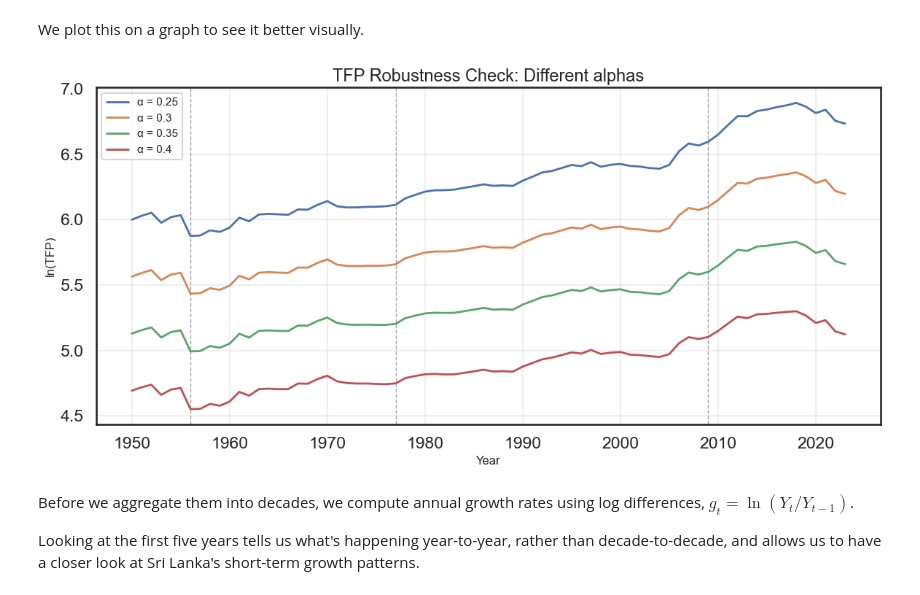
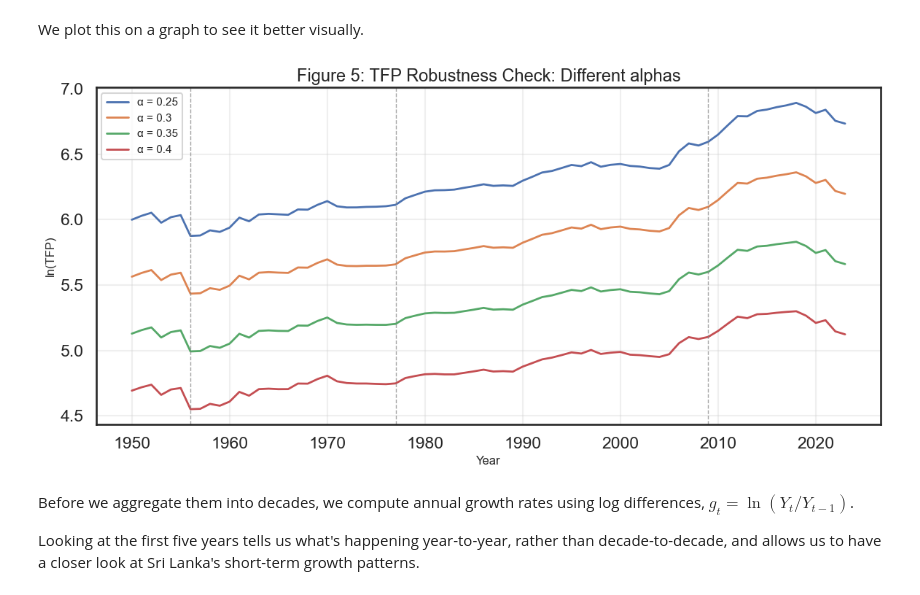
Before and after one commit to ikedasakii/EC2B1_group_project, a Jupyter notebook: find_GDP_trend_decades_copy.ipynb, the cells around one changed output. Cells and saved outputs as stored; diff of their text form; code cells hidden in the pictures.

Commit message:
Adding figures

```diff
--- a/find_GDP_trend_decades_copy.ipynb
+++ b/find_GDP_trend_decades_copy.ipynb
@@ -555,25 +555,25 @@ We plot this on a graph to see it better visually.
 # %%
 # Plot log TFP under each α value to visually confirm the trend shape is robust across assumptions
 plt.figure(figsize=(12, 6))
 
 for a in alphas:
     plt.plot(data_tfp['year'], data_tfp[f'ln_TFP_alpha_{a}'],
              label=f'α = {a}', linewidth=2)
 
 plt.xlabel('Year', fontsize=12)
 plt.ylabel('ln(TFP)', fontsize=12)
-plt.title('TFP Robustness Check: Different alphas', fontsize=17)
+plt.title('Figure 5: TFP Robustness Check: Different alphas', fontsize=17)
 plt.legend(fontsize=11)
 plt.grid(True, alpha=0.3)
 plt.tight_layout()
 
 # Vertical lines at sub-period boundaries
 for year in [1956, 1977, 2009]:
     plt.axvline(x=year, color='gray', linestyle='--', linewidth=1, alpha=0.7)
 
 plt.show()
 # %% [output]
-[figure, old version]
+[figure, new version]
 # %% [markdown]
 Before we aggregate them into decades, we compute annual growth rates using log differences, $g_t = \ln(Y_t / Y_{t-1})$.
 
```
Also changed, not shown: parts of 4 cells of this notebook.
